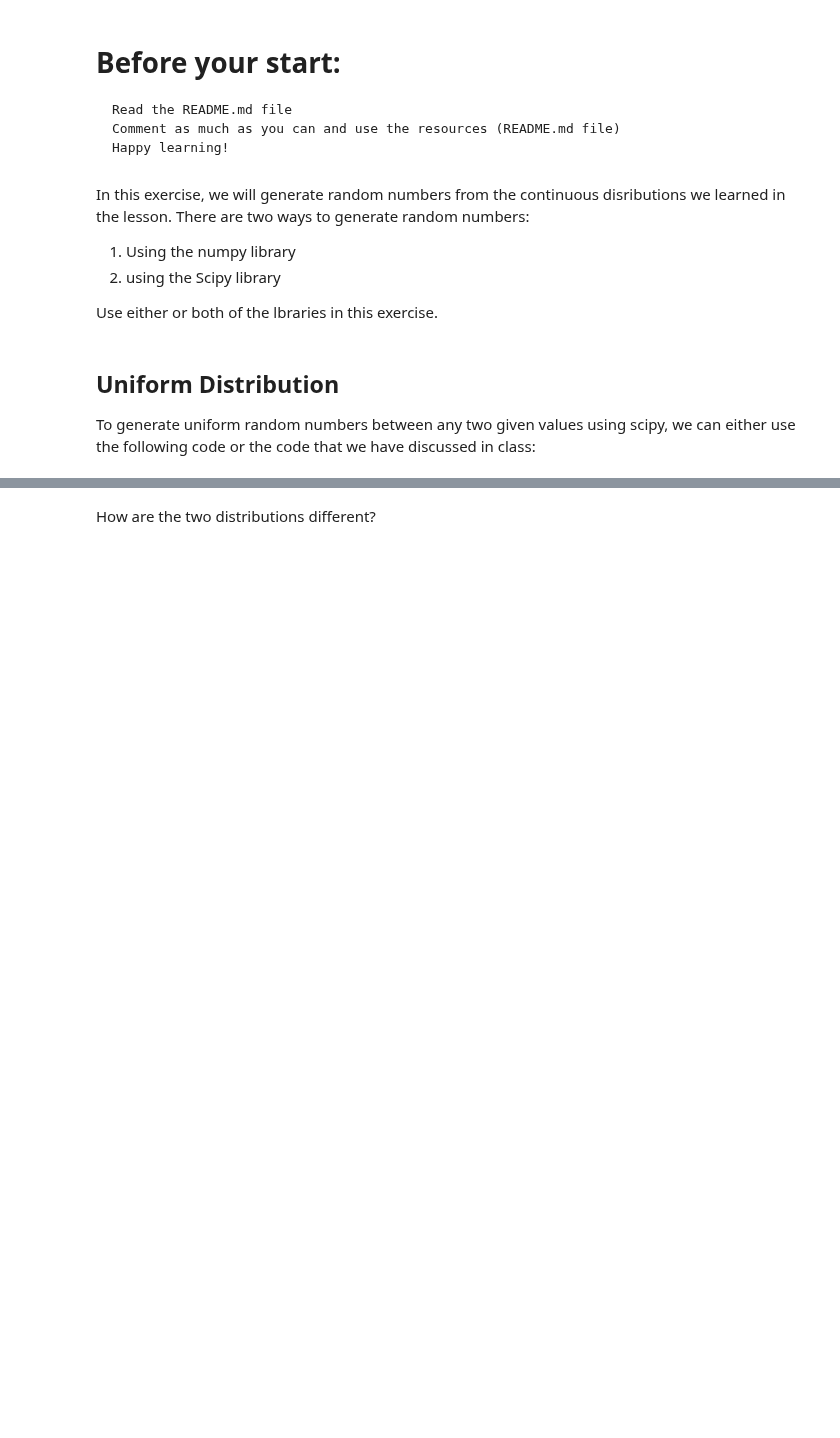
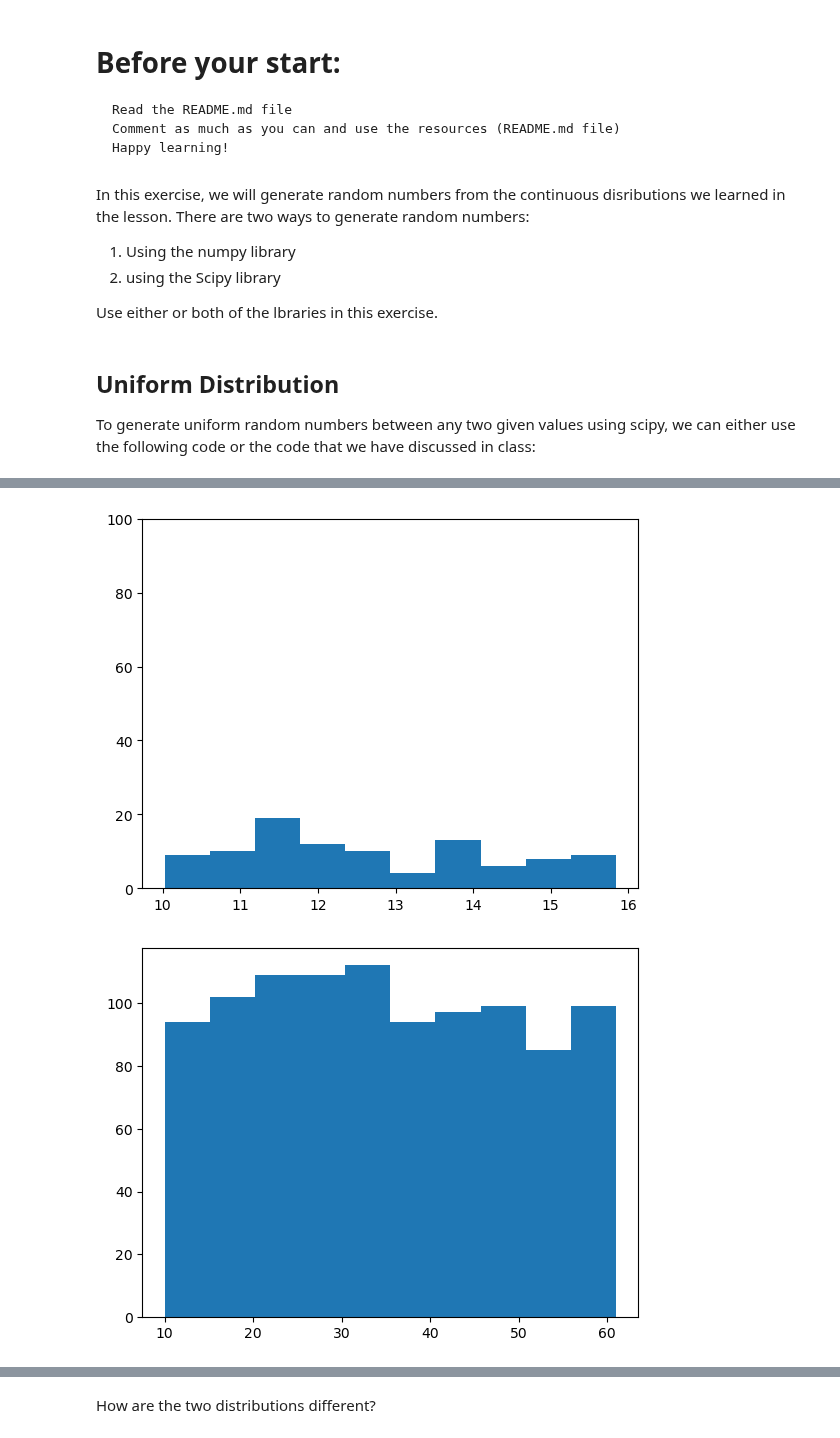
Before and after one commit to ta-data-lis/lab-probability-distributions, a Jupyter notebook: your-code/continuous.ipynb, the cells around one changed output, grey strips where cells are left out. Saved outputs shown, nothing was run; the diff lists cells and outputs as text; code cells hidden in the pictures; blank space fills up the shorter version.

```diff
--- a/your-code/continuous.ipynb
+++ b/your-code/continuous.ipynb
@@ -46,0 +51,17 @@ Your output should look like below:
+# %%
+def random (bottom, ceiling, count):
+    rng = np.random.default_rng(12345)
+    rints = rng.uniform(low=bottom, high=ceiling+1, size=count)
+    return rints
+
+a=random(10,15,100)
+b=random(10,60,1000)
+
+plt.hist(x=a, bins=10)
+plt.ylim(ymin=0, ymax = 100)
+plt.show()
+plt.hist(x=b, bins=10)
+plt.show()
+# %% [output]
+[figure, added]
+[figure, added]
```
Also changed, not shown: parts of 26 cells of this notebook.
